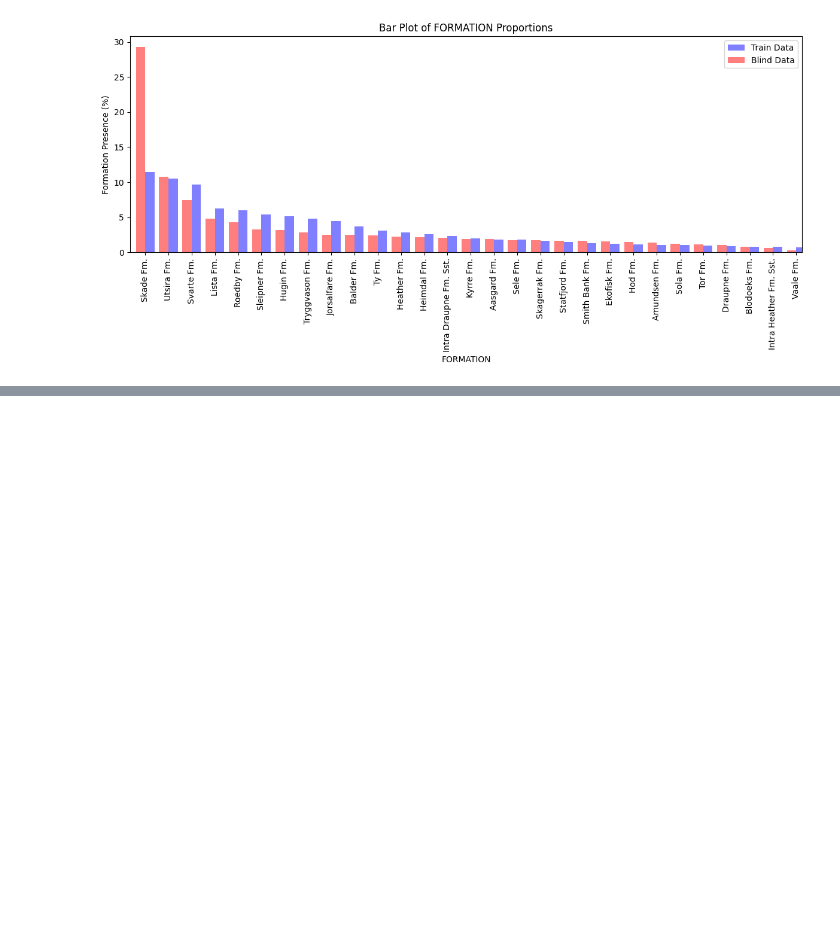
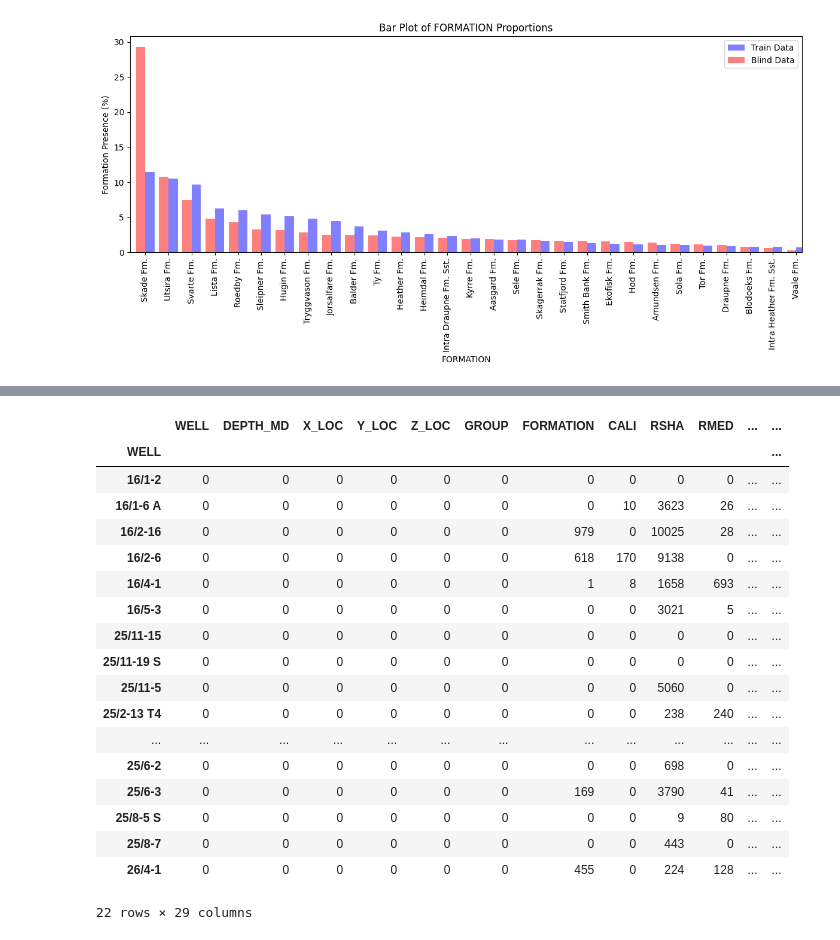
Before and after one commit to Lousiboupi/Machine-learning-project, a Jupyter notebook: 04_lithology_prediction/01_notebooks/00_subsetting_data_force_2020.ipynb, the cells around one changed output, grey strips where cells are left out. Cells and saved outputs as stored; diff of their text form; code cells hidden in the pictures; blank space fills up the shorter version.

```diff
--- a/04_lithology_prediction/01_notebooks/00_subsetting_data_force_2020.ipynb
+++ b/04_lithology_prediction/01_notebooks/00_subsetting_data_force_2020.ipynb
@@ -155,3 +158,12 @@ train_data.to_csv('C:/Appl/python_libraries/IFP_ML_Miniprojects/04_lithology_pre
 blind_data.to_csv('C:/Appl/python_libraries/IFP_ML_Miniprojects/04_lithology_prediction/00_data/blind_data.csv', index=False)
 blind_data_no_facies = blind_data.drop(['FORCE_2020_LITHOFACIES_LITHOLOGY', 'FORCE_2020_LITHOFACIES_CONFIDENCE'], axis=1)
 blind_data_no_facies.to_csv('C:/Appl/python_libraries/IFP_ML_Miniprojects/04_lithology_prediction/00_data/blind_data_nofacies.csv', index=False)
+# %%
+train_data_missing = train_data.groupby('WELL').apply(lambda x: x.isnull().sum())
+blind_data_missing = blind_data.groupby('WELL').apply(lambda x: x.isnull().sum())
+
+print("Train Data Missing Values:")
+print(train_data_missing)
+
+print("\nBlind Data Missing Values:")
+print(blind_data_missing)
@@ -157,0 +188,22 @@ blind_data_no_facies.to_csv('C:/Appl/python_libraries/IFP_ML_Miniprojects/04_lit
+# %%
+display(train_data_missing)
+# %% [output]
+|  | WELL | DEPTH_MD | X_LOC | Y_LOC | Z_LOC | GROUP | FORMATION | CALI | RSHA | RMED | ... | ... |
+| WELL |  |  |  |  |  |  |  |  |  |  |  | ... |
+| 16/1-2 | 0 | 0 | 0 | 0 | 0 | 0 | 0 | 0 | 0 | 0 | ... | ... |
+| 16/1-6 A | 0 | 0 | 0 | 0 | 0 | 0 | 0 | 10 | 3623 | 26 | ... | ... |
+| 16/2-16 | 0 | 0 | 0 | 0 | 0 | 0 | 979 | 0 | 10025 | 28 | ... | ... |
+| 16/2-6 | 0 | 0 | 0 | 0 | 0 | 0 | 618 | 170 | 9138 | 0 | ... | ... |
+| 16/4-1 | 0 | 0 | 0 | 0 | 0 | 0 | 1 | 8 | 1658 | 693 | ... | ... |
+| 16/5-3 | 0 | 0 | 0 | 0 | 0 | 0 | 0 | 0 | 3021 | 5 | ... | ... |
+| 25/11-15 | 0 | 0 | 0 | 0 | 0 | 0 | 0 | 0 | 0 | 0 | ... | ... |
+| 25/11-19 S | 0 | 0 | 0 | 0 | 0 | 0 | 0 | 0 | 0 | 0 | ... | ... |
+| 25/11-5 | 0 | 0 | 0 | 0 | 0 | 0 | 0 | 0 | 5060 | 0 | ... | ... |
+| 25/2-13 T4 | 0 | 0 | 0 | 0 | 0 | 0 | 0 | 0 | 238 | 240 | ... | ... |
+| ... | ... | ... | ... | ... | ... | ... | ... | ... | ... | ... | ... | ... |
+| 25/6-2 | 0 | 0 | 0 | 0 | 0 | 0 | 0 | 0 | 698 | 0 | ... | ... |
+| 25/6-3 | 0 | 0 | 0 | 0 | 0 | 0 | 169 | 0 | 3790 | 41 | ... | ... |
+| 25/8-5 S | 0 | 0 | 0 | 0 | 0 | 0 | 0 | 0 | 9 | 80 | ... | ... |
+| 25/8-7 | 0 | 0 | 0 | 0 | 0 | 0 | 0 | 0 | 443 | 0 | ... | ... |
+| 26/4-1 | 0 | 0 | 0 | 0 | 0 | 0 | 455 | 0 | 224 | 128 | ... | ... |
+22 rows × 29 columns
```
Also changed, not shown: parts of 9 cells of this notebook, 1 other file.
